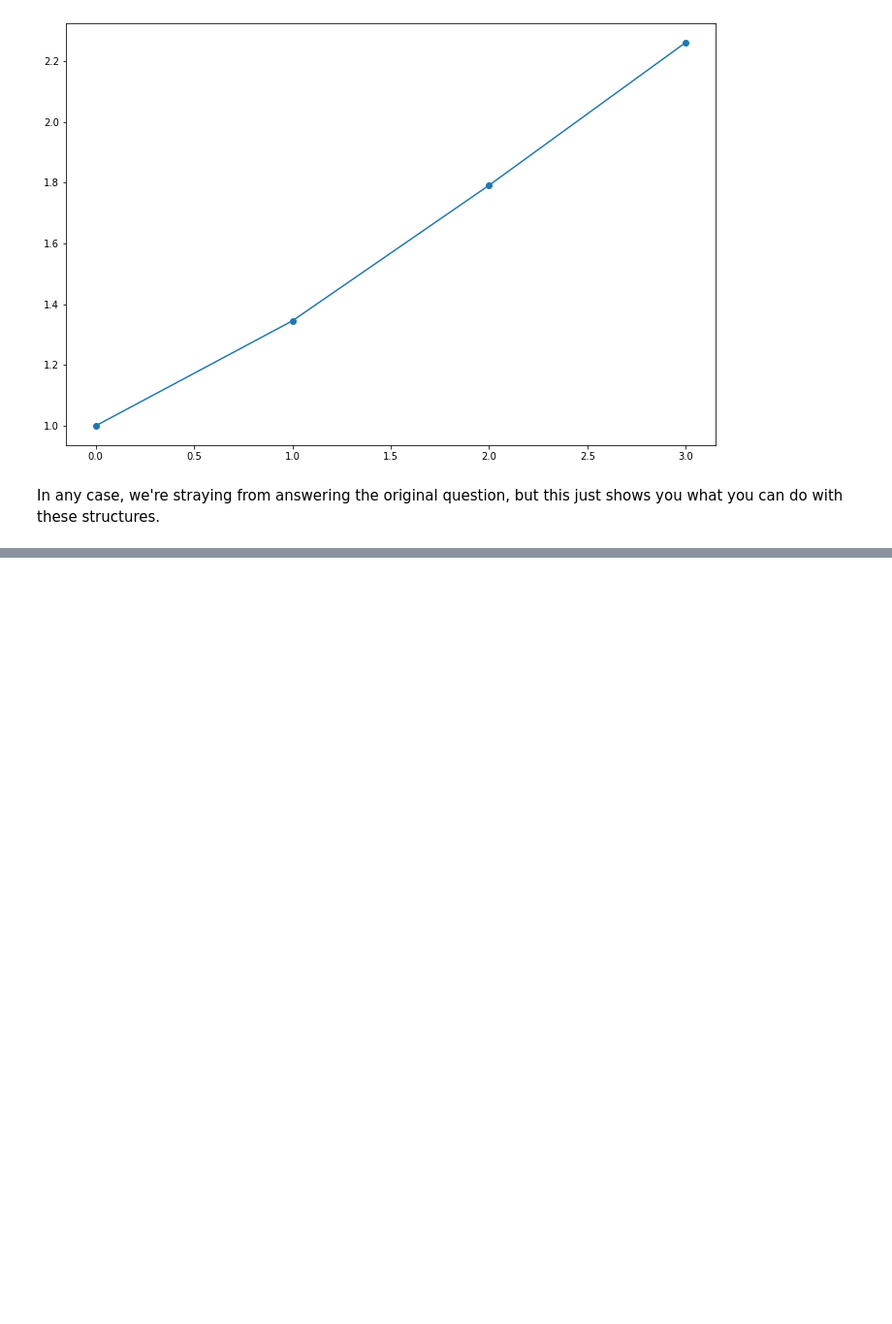
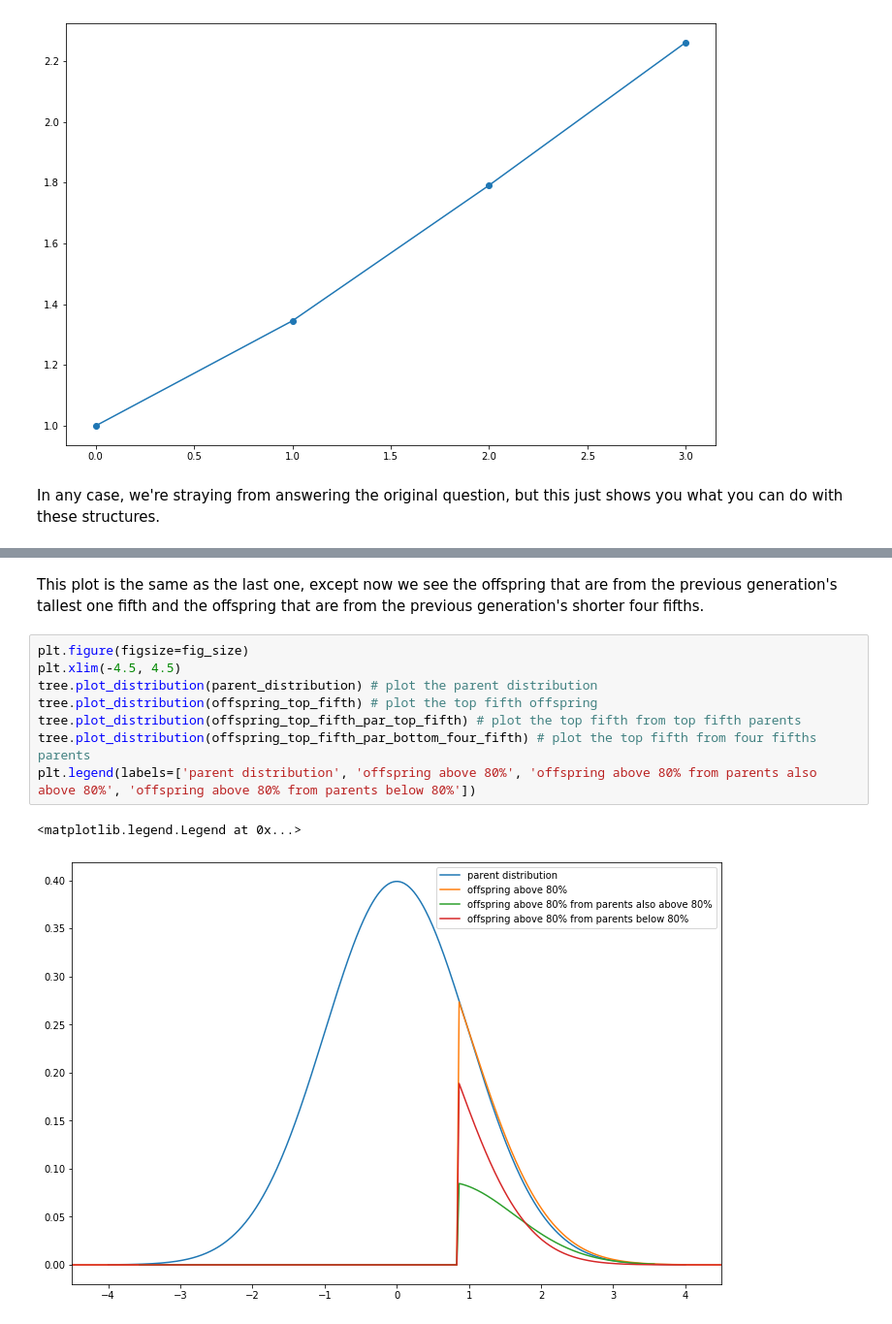
Before and after one commit to jessebmurray/polygenic, a Jupyter notebook: tree_project_explainer.ipynb, the cells around one changed output, grey strips where cells are left out. Shown at 97% size. Saved outputs shown, nothing was run; the diff lists cells and outputs as text; blank space fills up the shorter version.

```diff
--- a/tree_project_explainer.ipynb
+++ b/tree_project_explainer.ipynb
@@ -214,0 +231,13 @@ In any case, we're straying from answering the original question, but this just
+# %% [markdown]
+This plot is the same as the last one, except now we see the offspring that are from the previous generation's tallest one fifth and the offspring that are from the previous generation's shorter four fifths.
+# %%
+plt.figure(figsize=fig_size)
+plt.xlim(-4.5, 4.5)
+tree.plot_distribution(parent_distribution) # plot the parent distribution
+tree.plot_distribution(offspring_top_fifth) # plot the top fifth offspring
+tree.plot_distribution(offspring_top_fifth_par_top_fifth) # plot the top fifth from top fifth parents
+tree.plot_distribution(offspring_top_fifth_par_bottom_four_fifth) # plot the top fifth from four fifths parents
+plt.legend(labels=['parent distribution', 'offspring above 80%', 'offspring above 80% from parents also above 80%', 'offspring above 80% from parents below 80%'])
+# %% [output]
+<matplotlib.legend.Legend at 0x...>
+[figure, added]
```
Also changed, not shown: parts of 25 cells of this notebook.
